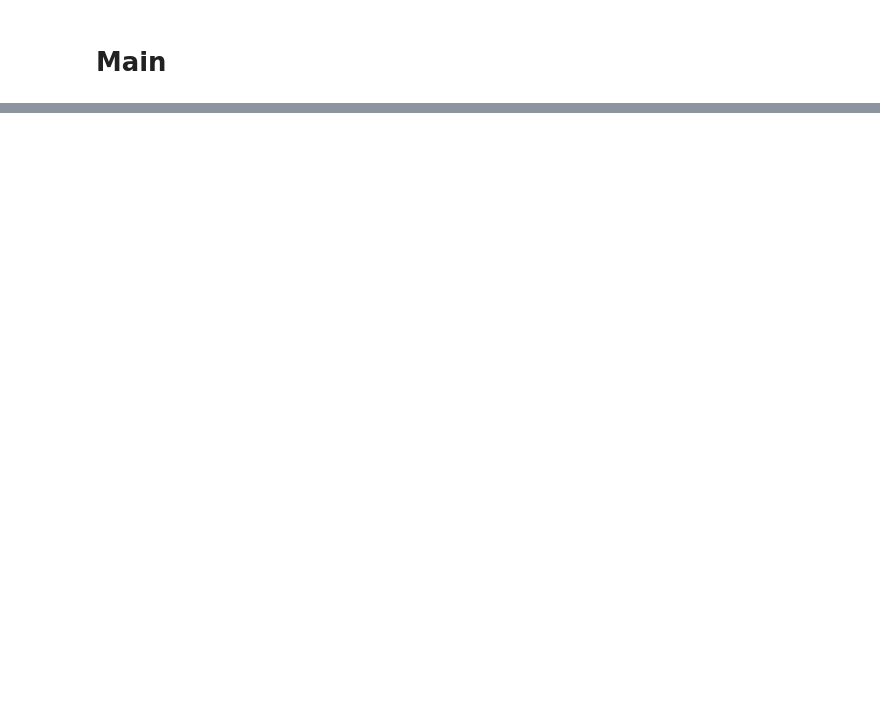
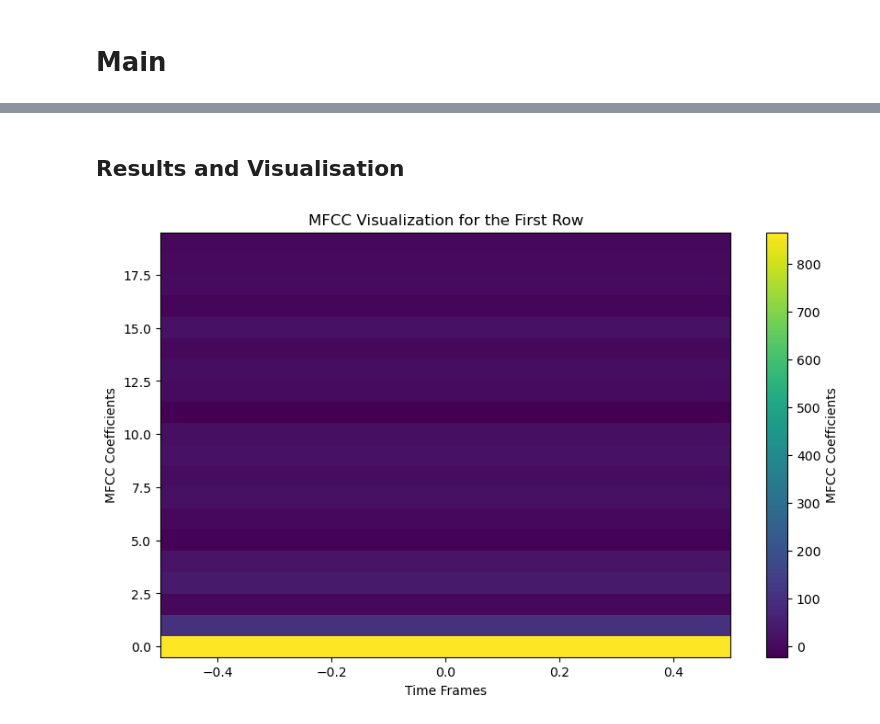
Before and after one commit to HugoMany/MLPadelProject, a Jupyter notebook: VibrationPart/ModelMLAgeRacket/KNN/Vcsv_KNN_Age_P1.P2.P3_MFCC.ipynb, the cells around one changed output, grey strips where cells are left out. Cells and saved outputs as stored; diff of their text form; code cells hidden in the pictures; blank space fills up the shorter version.

Commit message:
Vibration Vcsv KNN age racket

```diff
--- a/VibrationPart/ModelMLAgeRacket/KNN/Vcsv_KNN_Age_P1.P2.P3_MFCC.ipynb
+++ b/VibrationPart/ModelMLAgeRacket/KNN/Vcsv_KNN_Age_P1.P2.P3_MFCC.ipynb
@@ -21,6 +39,11 @@ from sklearn.metrics import accuracy_score
 # %% [markdown]
 # Main
 # %%
-df_combined=pd.read_csv("../../All_Data_combined.csv")
-df_combined.head
+import ast
+
+# Read the CSV file
+df_combined = pd.read_csv("../../../Data/Vibration/All_Data_combinedv3.csv")
+
+
+df_combined.head()
 # %% [output]
@@ -44,3 +56,18 @@ df_combined.head
+# %%
+# Compute the feature
+freqs = np.array(ast.literal_eval(df_combined["freqs"].iloc[0]))  # Convert string to numpy array
+
+mfcc_list=[]
+band_frequencies_list=[]
+
+for spectrum in df_combined["Spectrum"]:
+    spectrum_list = np.array(ast.literal_eval(spectrum))
+    mfcc = librosa.feature.mfcc(y=spectrum_list, sr=20000, n_mfcc=20)
+    mfcc_list.append(mfcc)
+
+
+
+df_combined["mfcc"]=mfcc_list
 # %%
 # Determine the minimum number of samples for each age group
 min_samples_per_age = df_combined['Age'].value_counts().min()
@@ -155,0 +168,16 @@ ValueError: setting an array element with a sequence.
+# %% [markdown]
+## Results and Visualisation
+# %%
+# Extract the MFCC values from the first row
+mfcc_values = df_combined.iloc[0]["mfcc"]
+
+# Plot the MFCC
+plt.figure(figsize=(10, 6))
+plt.imshow(mfcc_values, aspect='auto', origin='lower', cmap='viridis')
+plt.colorbar(label='MFCC Coefficients')
+plt.title('MFCC Visualization for the First Row')
+plt.xlabel('Time Frames')
+plt.ylabel('MFCC Coefficients')
+plt.show()
+# %% [output]
+[figure, added]
```
Also changed, not shown: parts of 9 cells of this notebook, 3 other files.
